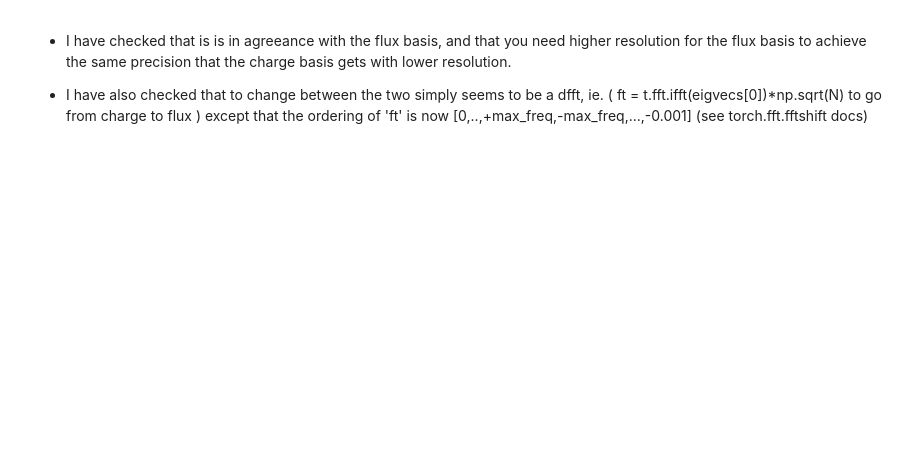
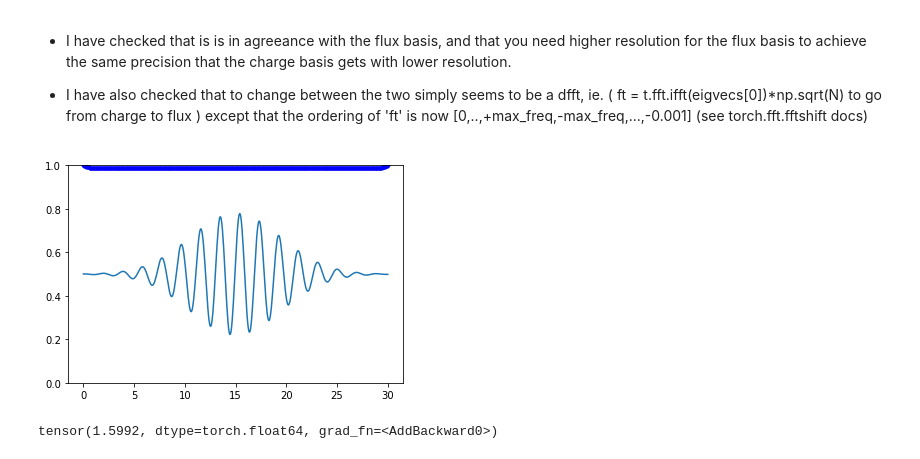
Before and after one commit to Vinther901/Quantum-Optimal-Control, a Jupyter notebook: 1DToyExample/Flensmon_1D.ipynb, the cells around one changed output. Saved outputs shown, nothing was run; the diff lists cells and outputs as text; code cells hidden in the pictures; blank space fills up the shorter version.

```diff
--- a/1DToyExample/Flensmon_1D.ipynb
+++ b/1DToyExample/Flensmon_1D.ipynb
@@ -27,16 +43,12 @@ plot_potential()
 
 - I have also checked that to change between the two simply seems to be a dfft, ie. ( ft = t.fft.ifft(eigvecs\[0\])*np.sqrt(N) to go from charge to flux ) except that the ordering of 'ft' is now \[0,..,+max_freq,-max_freq,...,-0.001\] (see torch.fft.fftshift docs)
 # %%
-N = 51
+N = 21
 q = t.linspace(-(N - 1)//2,N//2,N)
 
 q_mat = t.diag(q)
 def V_mat(alpha=1):
-    return -(t.diag(t.ones(N-1),-1) + t.diag(t.ones(N-1),1)) + alpha/2*(t.diag(t.ones(N-2),-2)*t.exp(t.tensor(-1j*phi_ext)) + t.diag(t.ones(N-2),2)*t.exp(t.tensor(1j*phi_ext)))
-
-def plot_H(H,ids = [0,1,2,3]):
-    eigvals, eigvecs = t.linalg.eigh(H)
-    eigvecs = eigvecs.T
+    return -EJ*(t.diag(t.ones(N-1,dtype=t.complex128),-1) + t.diag(t.ones(N-1),1)) + EJ*alpha/2*(t.diag(t.ones(N-2),-2)*t.exp(t.tensor(-1j*phi_ext)) + t.diag(t.ones(N-2),2)*t.exp(t.tensor(1j*phi_ext)))
 
 H = 4*EC*q_mat**2 + V_mat()
 
@@ -44,0 +187,3 @@ eigvecs = eigvecs.T
+# %%
+model = Flensmon(30, 500, N)
+optimizer = t.optim.Adam(model.parameters(),lr=1e-2)
@@ -44,0 +211,8 @@ eigvecs = eigvecs.T
+# %%
+model.plot_activation_func()
+# %% [output]
+[figure, added]
+# %%
+model.loss_func(model())
+# %% [output]
+tensor(1.5992, dtype=torch.float64, grad_fn=<AddBackward0>)
```
Also changed, not shown: parts of 7 cells of this notebook, 2 other files.
